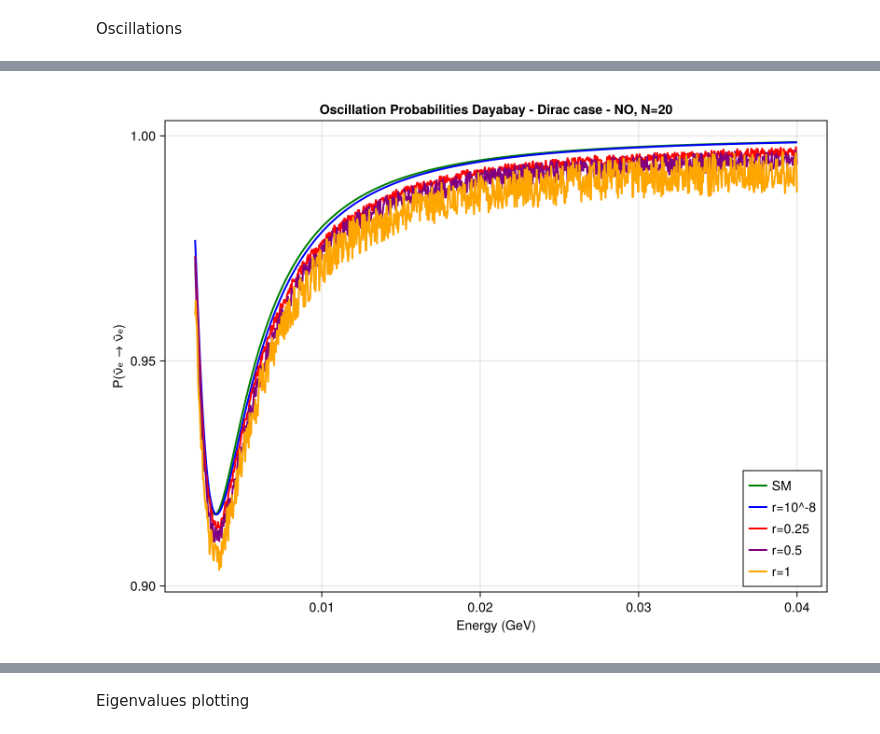
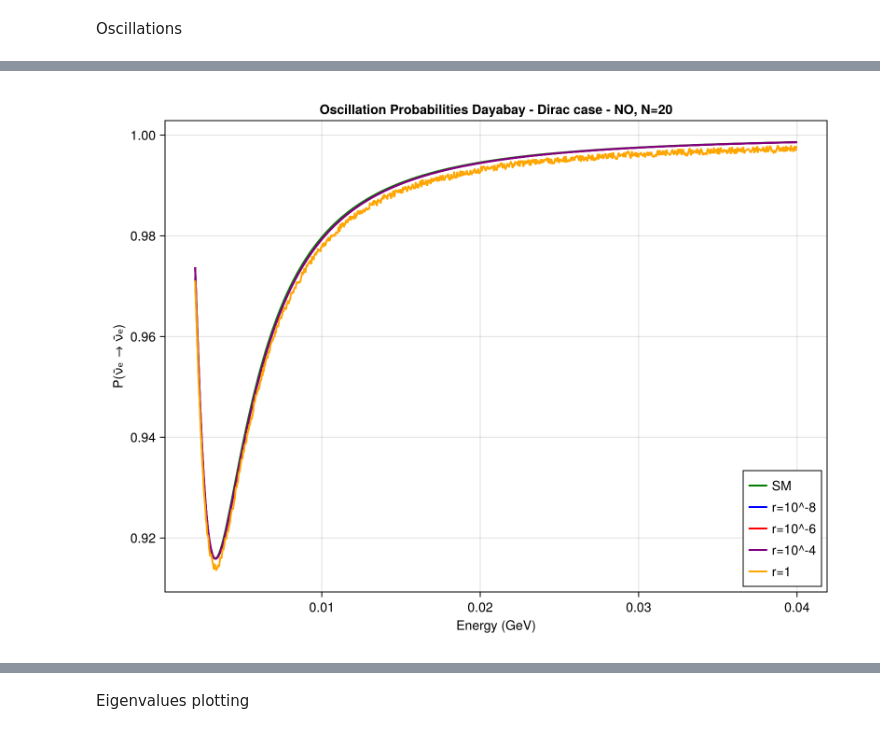
Before and after one commit to philippeller/Newtrinos.jl, a Jupyter notebook: notebooks/dayabay.ipynb, the cells around one changed output, grey strips where cells are left out. Saved outputs shown, nothing was run; the diff lists cells and outputs as text; code cells hidden in the pictures.

```diff
--- a/notebooks/dayabay.ipynb
+++ b/notebooks/dayabay.ipynb
@@ -269,10 +317,10 @@ probab_10 = osc_prob(collect(E_range), L_vec, p_10; anti=true)
 probab_20 = osc_prob(collect(E_range), L_vec, p_20; anti=true)
 probab_50 = osc_prob(collect(E_range), L_vec, p_50; anti=true)
 
-p_0 = merge(p, (N = ftype(20),r= ftype(1e-8),))
-p_025 = merge(p,  (N = ftype(20),r= ftype(0.25),))
-p_05 = merge(p,  (N = ftype(20),r= ftype(0.5),))
-p_1 = merge(p,  (N = ftype(20),r= ftype(1),))
+p_0 = merge(p, (N = ftype(50),r= ftype(1e-8),))
+p_025 = merge(p,  (N = ftype(50),r= ftype(1e-6),))
+p_05 = merge(p,  (N = ftype(50),r= ftype(1e-4),))
+p_1 = merge(p,  (N = ftype(50),r= ftype(1),))
 
 probab_0 = osc_prob(collect(E_range), L_vec, p_0; anti=true)
 probab_025 = osc_prob(collect(E_range), L_vec, p_025; anti=true)
@@ -324,26 +372,26 @@ display("image/png",fig)
 # %%
 
 fig = Figure(size=(800, 600))
 ax = Axis(fig[1,1],
     xlabel = "Energy (GeV)",
     ylabel = "P(ν̄ₑ → ν̄ₑ)",
     title = "Oscillation Probabilities Dayabay - Dirac case - NO, N=20"
 )
 
 # Plot the lines
 lines!(ax, E_range, probab_SM[:, 1, 1, 1], label="SM", linewidth=2, color=:green)
 lines!(ax, E_range, probab_0[:, 1, 1, 1], label="r=10^-8", linewidth=2, color=:blue)
-lines!(ax, E_range, probab_025[:, 1, 1, 1], label="r=0.25", linewidth=2, color=:red)
-lines!(ax, E_range, probab_05[:, 1, 1, 1], label="r=0.5", linewidth=2, color=:purple)
+lines!(ax, E_range, probab_025[:, 1, 1, 1], label="r=10^-6", linewidth=2, color=:red)
+lines!(ax, E_range, probab_05[:, 1, 1, 1], label="r=10^-4", linewidth=2, color=:purple)
 lines!(ax, E_range, probab_1[:, 1, 1, 1], label="r=1", linewidth=2, color=:orange)
 
 # Add legend and set limits
 axislegend(ax, position=:rb)
 #save("/home/sofialon/Newtrinos.jl/plots_NP/new_pert_rfree/osc_dayabay_r_NND_NO_rscale.png", fig)
 
 display("image/png",fig)
 # %% [output]
-[figure, old version]
+[figure, new version]
 # %%
 # ETA
 
```
Also changed, not shown: parts of 14 cells of this notebook, 5 other files.
